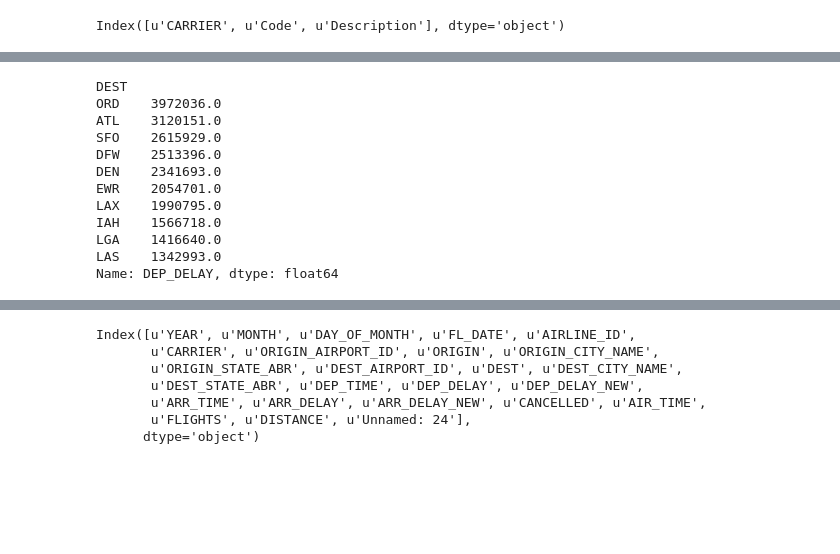
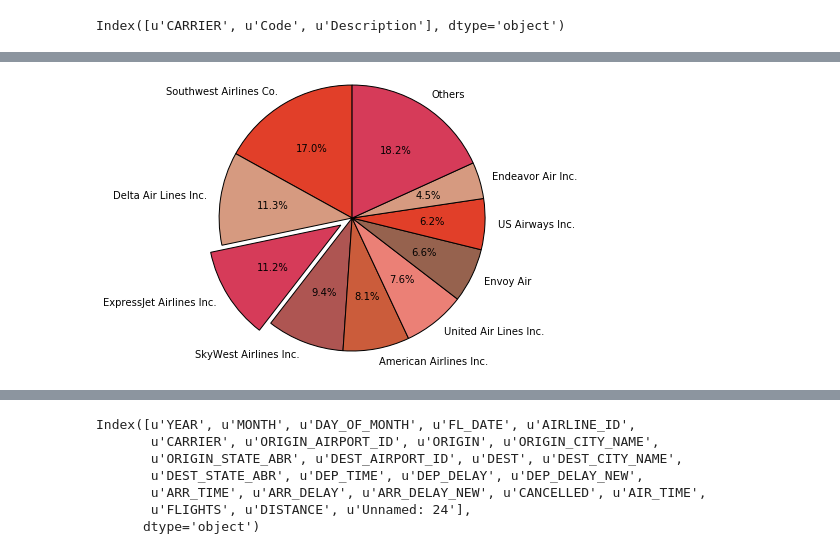
Before and after one commit to junoyiyi/transtats_flight, a Jupyter notebook: airlines.py.ipynb, the cells around one changed output, grey strips where cells are left out. Cells and saved outputs as stored; diff of their text form; code cells hidden in the pictures; blank space fills up the shorter version.

```diff
--- a/airlines.py.ipynb
+++ b/airlines.py.ipynb
@@ -263,0 +273,2 @@ flight_carrier_name.plot?
+# %%
+df=df.append(pd.DataFrame([[1213126,'Others']],columns=['frequency','Carrier']))
@@ -263,0 +277,28 @@ flight_carrier_name.plot?
+# %%
+# Create a list of colors
+colors = ["#E13F29", "#D69A80", "#D63B59", "#AE5552", "#CB5C3B", "#EB8076", "#96624E"]
+
+# Create a pie chart
+plt.pie(
+    df['frequency'],
+    labels=df['Carrier'],
+    # with no shadows
+    shadow=False,
+    # with colors
+    colors=colors,
+    # with one slide exploded out
+     explode=(0, 0, 0.1, 0, 0,0, 0, 0,0,0),
+    # with the start angle at 90%
+    startangle=90,
+    # with the percent listed as a fraction
+    autopct='%1.1f%%',
+    )
+
+# View the plot drop above
+plt.axis('equal')
+
+# View the plot
+plt.tight_layout()
+plt.show()
+# %% [output]
+[figure, added]
@@ -281,16 +333,3 @@ delay_origin = pd.DataFrame(flight_data_dropna.sort_values(by='DEP_DELAY', ascen
 # %%
-delay_origin_sorted = delay_origin.groupby(['DEST'])['DEP_DELAY'].sum().sort_values(ascending=False)
-delay_origin_sorted[:10] # .plot(kind='bar')
+delay_origin_sorted = delay_origin.groupby(['ORIGIN'])['DEP_DELAY'].sum().sort_values(ascending=False)
+# delay_origin_sorted[:10] # .plot(kind='bar')
-# %% [output]
-DEST
-ORD    3972036.0
-ATL    3120151.0
-SFO    2615929.0
-DFW    2513396.0
-DEN    2341693.0
-EWR    2054701.0
-LAX    1990795.0
-IAH    1566718.0
-LGA    1416640.0
-LAS    1342993.0
-Name: DEP_DELAY, dtype: float64
```
Also changed, not shown: parts of 24 cells of this notebook.
